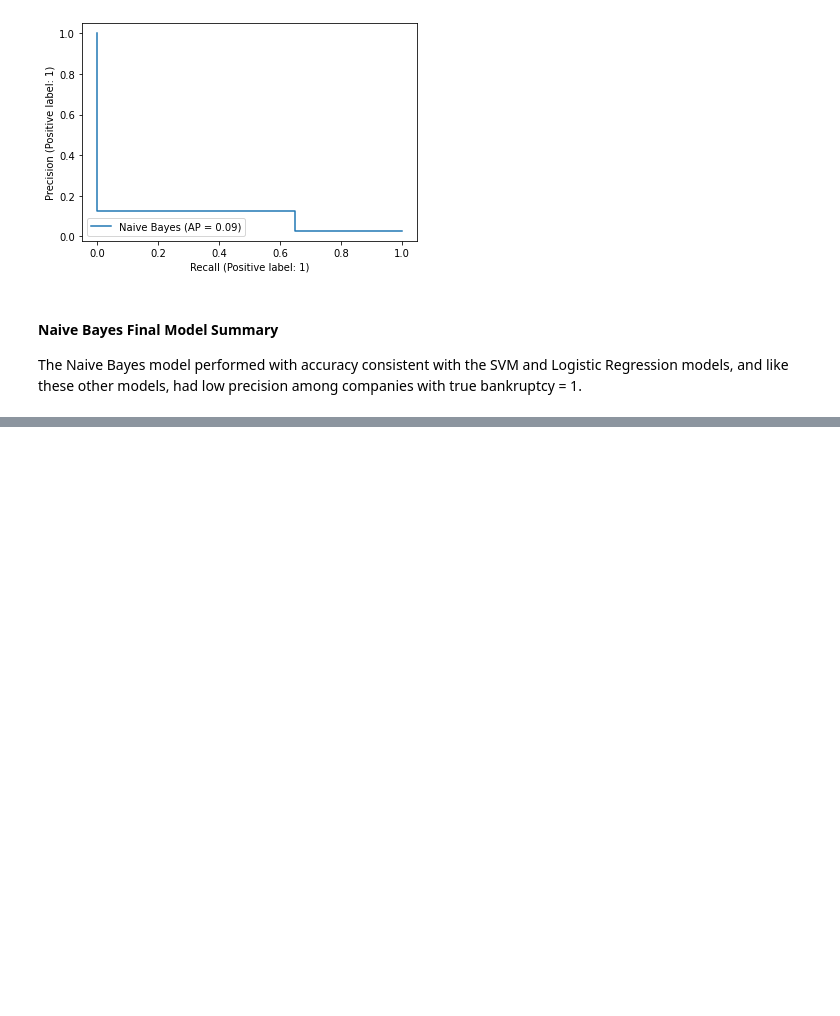
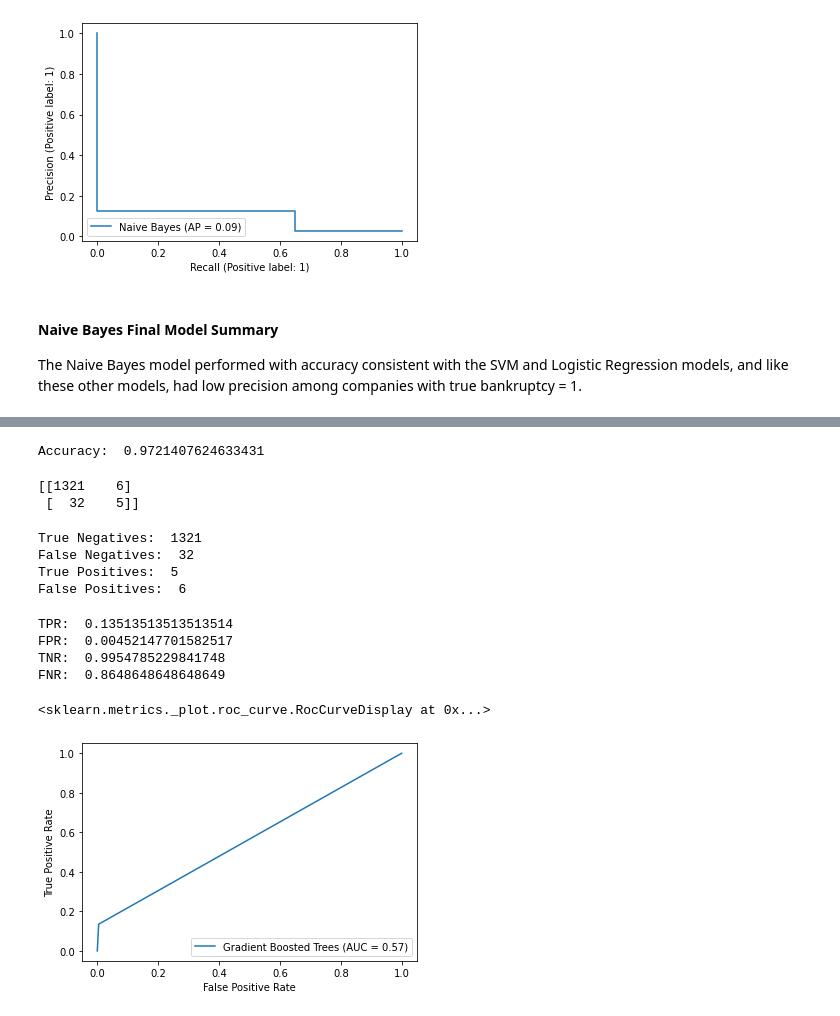
Before and after one commit to lkhart/company_bankruptcy_prediction, a Jupyter notebook: bankruptcy_eda_and_modeling.ipynb, the cells around one changed output, grey strips where cells are left out. Saved outputs shown, nothing was run; the diff lists cells and outputs as text; code cells hidden in the pictures; blank space fills up the shorter version.

```diff
--- a/bankruptcy_eda_and_modeling.ipynb
+++ b/bankruptcy_eda_and_modeling.ipynb
@@ -501,0 +676,4 @@ All three of these models performed poorly on this dataset. Given the proportion
+# %%
+grid_gb = GridSearchCV(GradientBoostingClassifier(), params, scoring = 'roc_auc', verbose=1)
+# %%
+grid_gb.fit(X_train, y_train)
@@ -501,0 +697,6 @@ All three of these models performed poorly on this dataset. Given the proportion
+# %%
+# fit gradient boosted model with best performing hyperparameters
+gb_final = GradientBoostingClassifier(max_depth=10, max_features='auto', n_estimators=200).fit(X_train, y_train)
+# %%
+# generate predictions on test data
+gb_pred = gb_final.predict(X_test)
@@ -501,0 +714,49 @@ All three of these models performed poorly on this dataset. Given the proportion
+# %%
+print('Accuracy: ', accuracy_score(y_test, gb_pred))
+# %% [output]
+Accuracy:  0.9721407624633431
+# %%
+gb_cm = confusion_matrix(y_test, gb_pred)
+print(gb_cm)
+# %% [output]
+[[1321    6]
+ [  32    5]]
+# %%
+# from confusion matrix: count of each prediction result
+gb_tn = gb_cm[0][0]
+print('True Negatives: ', gb_tn)
+gb_fn = gb_cm[1][0]
+print('False Negatives: ', gb_fn)
+gb_tp = gb_cm[1][1]
+print('True Positives: ', gb_tp)
+gb_fp = gb_cm[0][1]
+print('False Positives: ', gb_fp)
+# %% [output]
+True Negatives:  1321
+False Negatives:  32
+True Positives:  5
+False Positives:  6
+# %%
+# tpr
+print('TPR: ', gb_tp/(gb_tp + gb_fn))
+# fpr
+print('FPR: ', gb_fp/(gb_fp + gb_tn))
+# tnr
+print('TNR: ', gb_tn/(gb_tn + gb_fp))
+# fnr
+print('FNR: ', gb_fn/(gb_fn + gb_tp))
+# %% [output]
+TPR:  0.13513513513513514
+FPR:  0.00452147701582517
+TNR:  0.9954785229841748
+FNR:  0.8648648648648649
+# %%
+# generate ROC curve
+fpr, tpr, thresholds = roc_curve(y_test, gb_pred)
+roc_auc = auc(fpr, tpr)
+
+rocdisplay = RocCurveDisplay(fpr=fpr, tpr=tpr, roc_auc=roc_auc, estimator_name='Gradient Boosted Trees')
+rocdisplay.plot()
+# %% [output]
+<sklearn.metrics._plot.roc_curve.RocCurveDisplay at 0x...>
+[figure, added]
```
Also changed, not shown: parts of 54 cells of this notebook.
